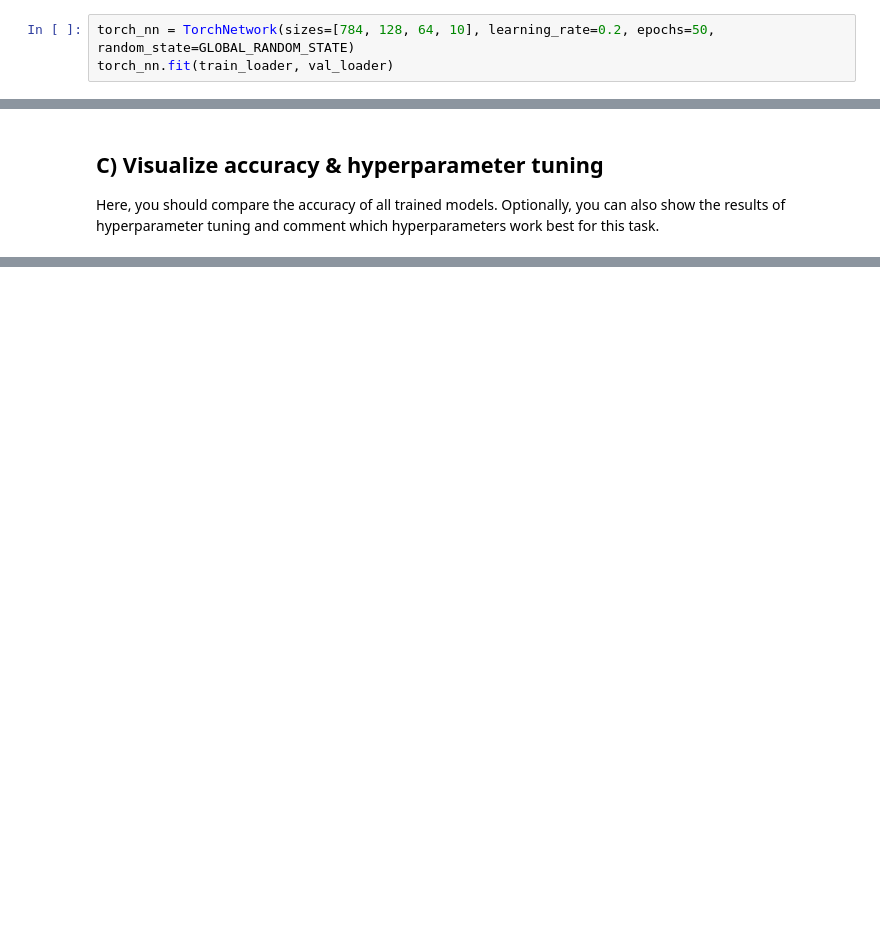
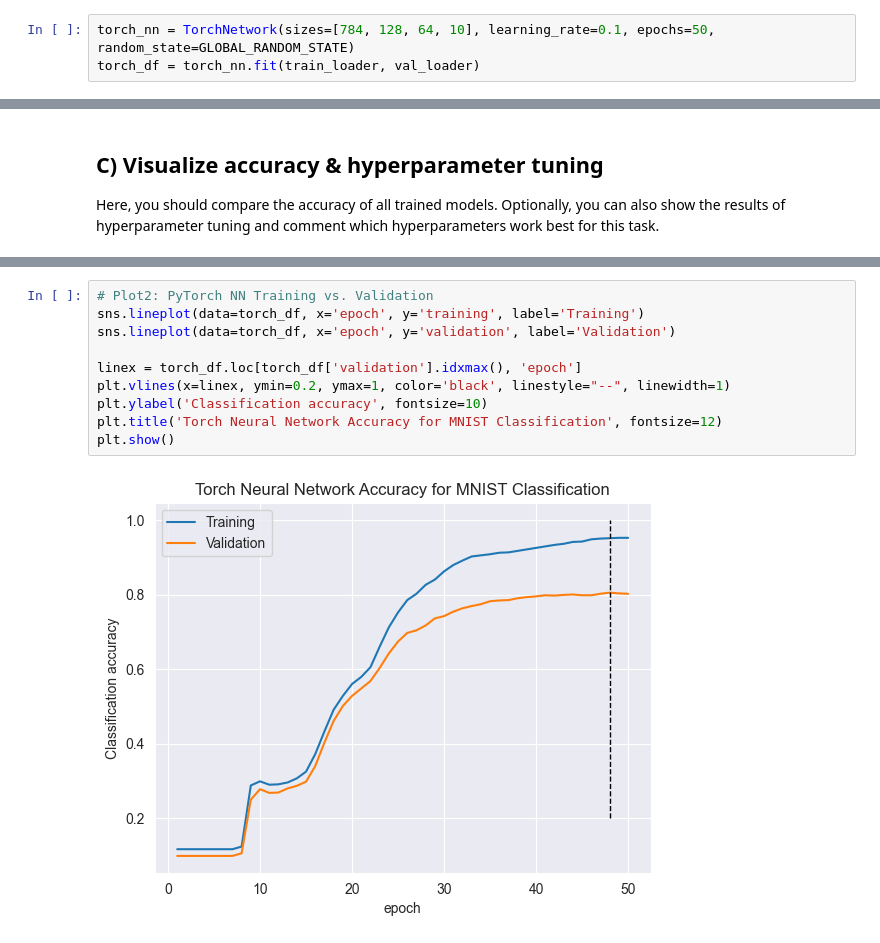
Before and after one commit to hertie-data-science-lab/assignment-1-ps-1-f, a Jupyter notebook: MNIST_classification.ipynb, the cells around one changed output, grey strips where cells are left out. Saved outputs shown, nothing was run; the diff lists cells and outputs as text; blank space fills up the shorter version.

Commit message:
Changes to res, pytorch, and scratch for plotting

```diff
--- a/MNIST_classification.ipynb
+++ b/MNIST_classification.ipynb
@@ -133,5 +153,5 @@ val_loader = torch.utils.data.DataLoader(val_set, batch_size=1)
 # %% [markdown]
 ### ML Model & Training
 # %%
-torch_nn = TorchNetwork(sizes=[784, 128, 64, 10], learning_rate=0.2, epochs=50, random_state=GLOBAL_RANDOM_STATE)
-torch_nn.fit(train_loader, val_loader)
+torch_nn = TorchNetwork(sizes=[784, 128, 64, 10], learning_rate=0.1, epochs=50, random_state=GLOBAL_RANDOM_STATE)
+torch_df = torch_nn.fit(train_loader, val_loader)
@@ -154 +192,13 @@ plt.title('NumPy Neural Network Accuracy for MNIST Classification', fontsize=12)
+# %%
+# Plot2: PyTorch NN Training vs. Validation
+sns.lineplot(data=torch_df, x='epoch', y='training', label='Training')
+sns.lineplot(data=torch_df, x='epoch', y='validation', label='Validation')
+
+linex = torch_df.loc[torch_df['validation'].idxmax(), 'epoch']
+plt.vlines(x=linex, ymin=0.2, ymax=1, color='black', linestyle="--", linewidth=1)
+plt.ylabel('Classification accuracy', fontsize=10)
+plt.title('Torch Neural Network Accuracy for MNIST Classification', fontsize=12)
+plt.show()
+# %% [output]
+[figure, added]
 # %%
```
Also changed, not shown: parts of 8 cells of this notebook, 2 other files.
